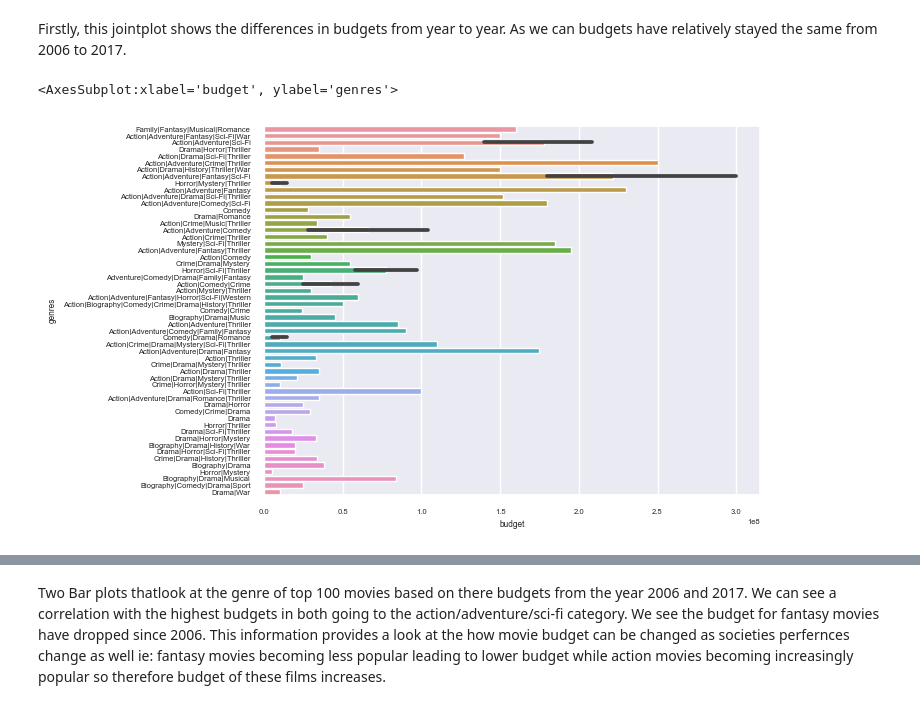
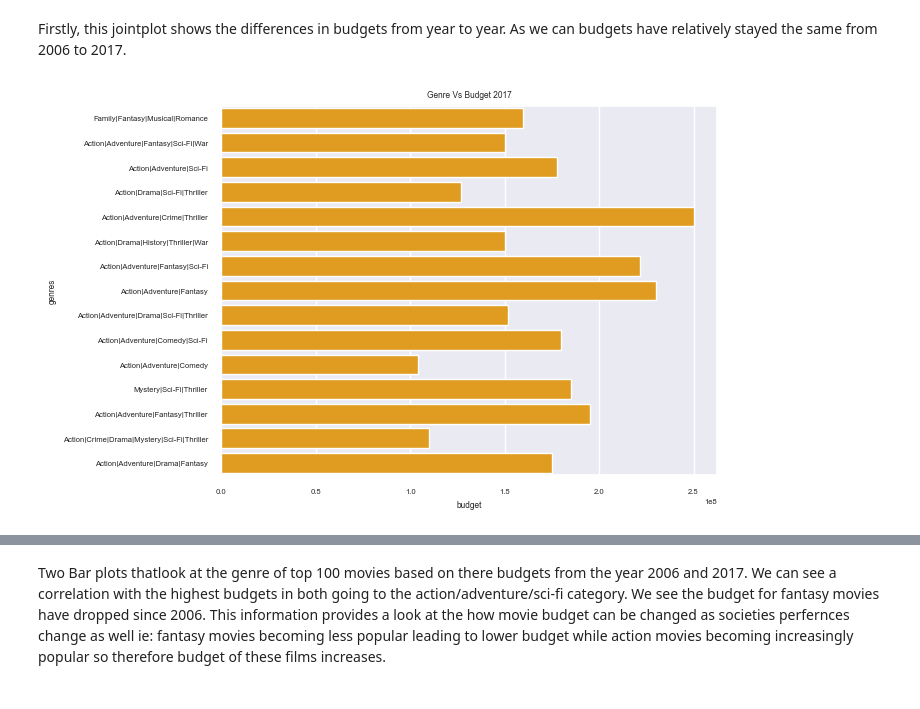
Before and after one commit to ubco-W2022T1-cosc301/project-group16, a Jupyter notebook: notebooks/analysis3.ipynb, the cells around one changed output, grey strips where cells are left out. Drawn from its saved outputs; the diff is of its cells as text; code cells hidden in the pictures.

```diff
--- a/notebooks/analysis3.ipynb
+++ b/notebooks/analysis3.ipynb
@@ -171,8 +171,10 @@ Firstly, this jointplot shows the differences in budgets from year to year. As w
 # %%
 dfcopy = dfp.copy()
 df2017 = dfcopy[dfcopy['production_year'] > 2016]
+df20172 = df2017[df2017['budget'] > 100000000]
 sns.set(font_scale = 0.5)
-sns.barplot(x = df2017['budget'], y = df2017['genres'])
+sns.barplot(x = df20172['budget'], y = df20172['genres'], color='orange',errorbar = None)
+plt.title("Genre Vs Budget 2017")
+plt.savefig('genrevsbudget2017.png',bbox_inches="tight",dpi=200)
 # %% [output]
-<AxesSubplot:xlabel='budget', ylabel='genres'>
-[figure, old version]
+[figure, new version]
```
Also changed, not shown: parts of 4 cells of this notebook, 6 other files.
